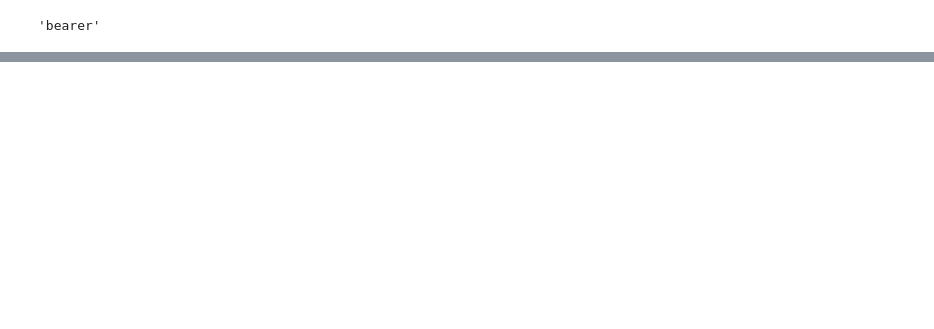
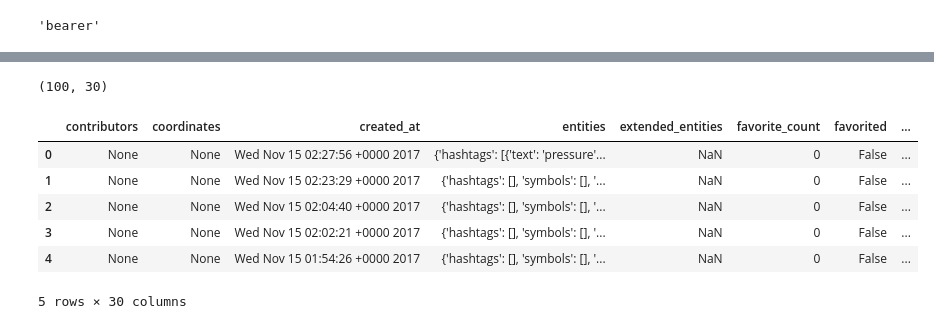
Before and after one commit to lcm98/GA_Capstone, a Jupyter notebook: DataGathering.ipynb, the cells around one changed output, grey strips where cells are left out. Drawn from its saved outputs; the diff is of its cells as text; code cells hidden in the pictures; blank space fills up the shorter version.

```diff
--- a/DataGathering.ipynb
+++ b/DataGathering.ipynb
@@ -383,3 +389,6 @@ tw_consumer_secret = 'm4zJsXB0xRNqzNN7KmnXQ8fr1tIOhUExG46LoARGryFYRqfsSq'
+# %%
+tw_consumer_key = config['twitter']['consumer_key']
+tw_consumer_secret = config['twitter']['consumer_secret']
 # %% [markdown]
 Encode them according to twitter's expectations
 # %%
@@ -428,3 +426,0 @@ AAAAAAAAAAAAAAAAAAAAAJrA3AAAAAAA1pXr4tNOsBr2KMVfqYZDc3sbWM0%3D23VPCeEUMk5wghl0EP
-# %%
-tw_token = ''
-tw_base_url = ''
@@ -459,0 +431,15 @@ Requests to this API require the following:
+# %%
+tw_base_url = 'https://api.twitter.com/1.1/search/tweets.json'
+
+tw_headers = {
+    'Authorization': 'Bearer {}'.format(tw_token)
+}
+
+tw_qparams = {
+    'lang': 'en',
+    'q': 'S&P500',
+    'count': '100'
+    }
+res = requests.get(tw_base_url, params=tw_qparams, headers=tw_headers)
+print("Status Code:", res.status_code)
+res_dict = res.json()
@@ -459,0 +460,13 @@ Requests to this API require the following:
+# %%
+tweets = pd.DataFrame(res_dict['statuses'])
+print(tweets.shape)
+tweets.head()
+# %% [output]
+(100, 30)
+|  | contributors | coordinates | created_at | entities | extended_entities | favorite_count | favorited | ... |
+| 0 | None | None | Wed Nov 15 02:27:56 +0000 2017 | {'hashtags': [{'text': 'pressure'... | NaN | 0 | False | ... |
+| 1 | None | None | Wed Nov 15 02:23:29 +0000 2017 | {'hashtags': [], 'symbols': [], '... | NaN | 0 | False | ... |
+| 2 | None | None | Wed Nov 15 02:04:40 +0000 2017 | {'hashtags': [], 'symbols': [], '... | NaN | 0 | False | ... |
+| 3 | None | None | Wed Nov 15 02:02:21 +0000 2017 | {'hashtags': [], 'symbols': [], '... | NaN | 0 | False | ... |
+| 4 | None | None | Wed Nov 15 01:54:26 +0000 2017 | {'hashtags': [], 'symbols': [], '... | NaN | 0 | False | ... |
+5 rows × 30 columns
```
Also changed, not shown: parts of 25 cells of this notebook, 2 other files.
